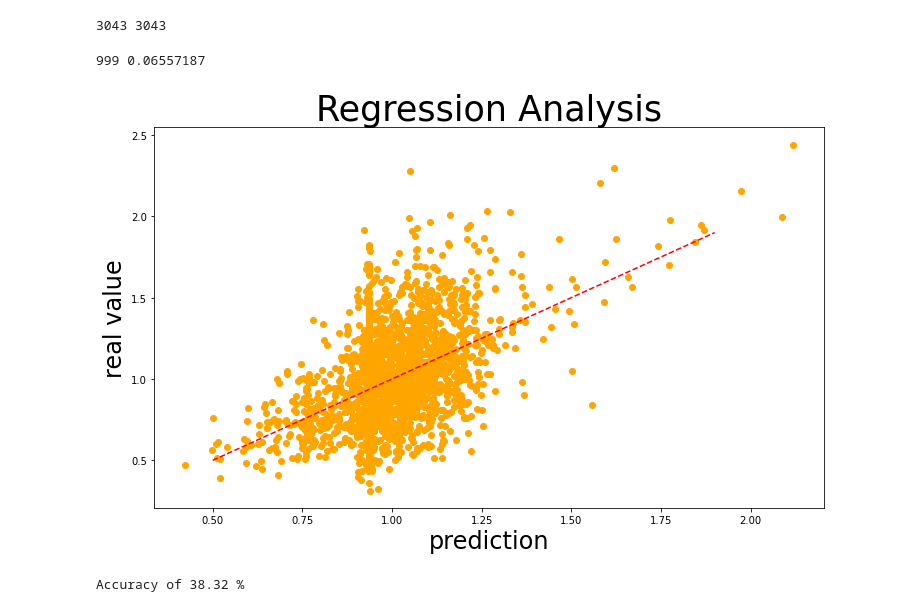
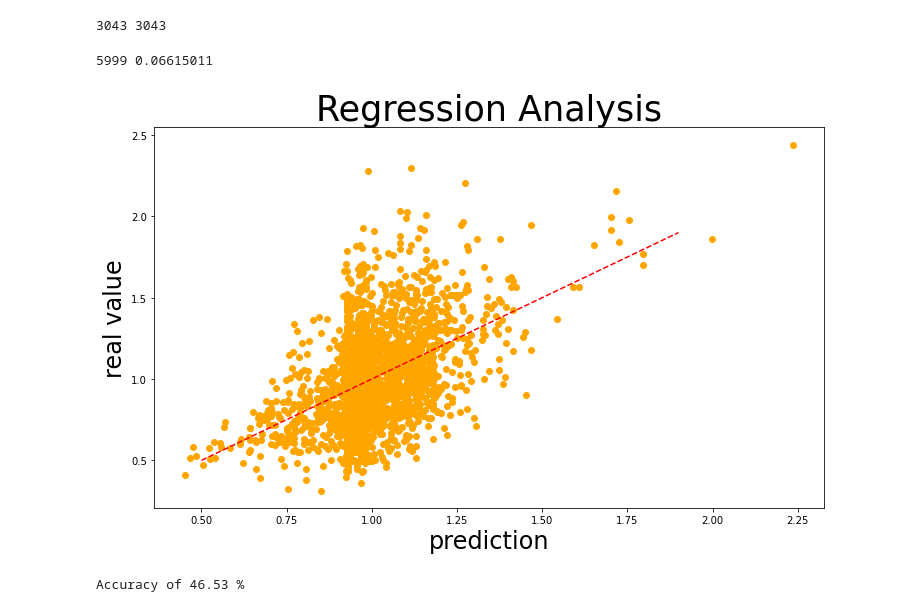
Before and after one commit to Simone7monaco/PatchyParticles, a Jupyter notebook: OrderParameters.ipynb, the cells around one changed output. Drawn from its saved outputs; the diff is of its cells as text; code cells hidden in the pictures.

```diff
--- a/OrderParameters.ipynb
+++ b/OrderParameters.ipynb
@@ -155,6 +167,7 @@ y = time/np.array(y)
 opt_time=opt_time*y[wc_idx]
 y = y/np.mean(y)
 print("Optimal time: %.3f"% opt_time)
+TMP=[]
 # %% [output]
 Worst case error: 2.612
 Optimal time: 100000.000
@@ -198,3 +211,7 @@ print(t.time()-t0)
+# %%
+for i in range(len(TMP)):
+    if TMP[i] != TMP1[i]:
+        print(TMP[i],TMP1[i])
 # %%
 def cleanx(x):
     return 16 if (x==0 or x>15) else x
@@ -253,9 +275,9 @@ X_train, y_train, X_test, y_test=test_train_split(X,y, .2)
 # %%
 #One way to define a network
 net = torch.nn.Sequential(
-        torch.nn.Linear(8, 12),
+        torch.nn.Linear(8, 20),
         torch.nn.Tanh(),
-        torch.nn.Linear(12, 8),
+        torch.nn.Linear(20, 8),
         torch.nn.Tanh(),
         torch.nn.Linear(8, 1),
     )
@@ -272,7 +294,7 @@ loss_func = torch.nn.MSELoss()  # this is our loss function: mean squared error
 # You can run this cell multiple times, or just change the number of steps.
 # I get decent results after ~10000 steps.
 # Given the current size of the dataset, we may be overfitting...
-for t in range(1000):
+for t in range(6000):
 
     prediction = net(X_train)     # input x and predict based on x
 
@@ -289,26 +311,19 @@ for t in range(1000):
 # plot current status: prediction versus real value
 tt = np.arange(0.5,2., 0.2)
 # %% [output]
-999 0.06557187
+5999 0.06615011
 # %%
 fig, ax = plt.subplots(figsize=(12,7))
 ax.set_title('Regression Analysis', fontsize=35)
 ax.set_xlabel('prediction', fontsize=24)
 ax.set_ylabel('real value', fontsize=24)
 plt.scatter(prediction.data.numpy(), y_train.data.numpy(), color = "orange")
 # Dashed line is the ideal result
 plt.plot(tt,tt,'r--')
 plt.show()
+
+acc=accuracy(net, X_train, y_train, .15)
+print("Accuracy of %0.2f %%" % acc)
 # %% [output]
-[figure, old version]
+[figure, new version]
+Accuracy of 46.53 %
-# %%
-net.eval()
-def accuracy(model, X, y, pct_close):
-    n=len(y)
-    n_correct = torch.sum(torch.abs(model(X)-y)<torch.abs(pct_close*y))
-    return n_correct.item()*100./n
-
-acc=accuracy(net, X_test, y_test, .15)
-print("Accuracy of %0.2f %%" % acc)
-# %% [output]
-Accuracy of 38.32 %
```
Also changed, not shown: parts of 5 cells of this notebook.
